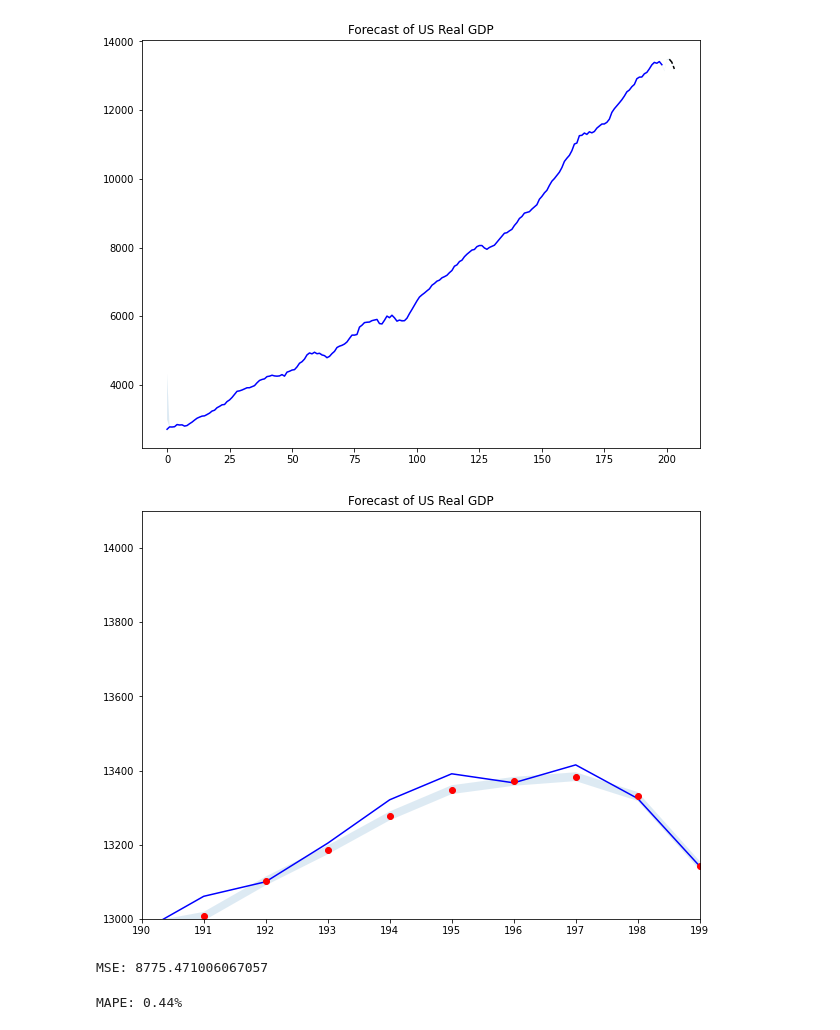
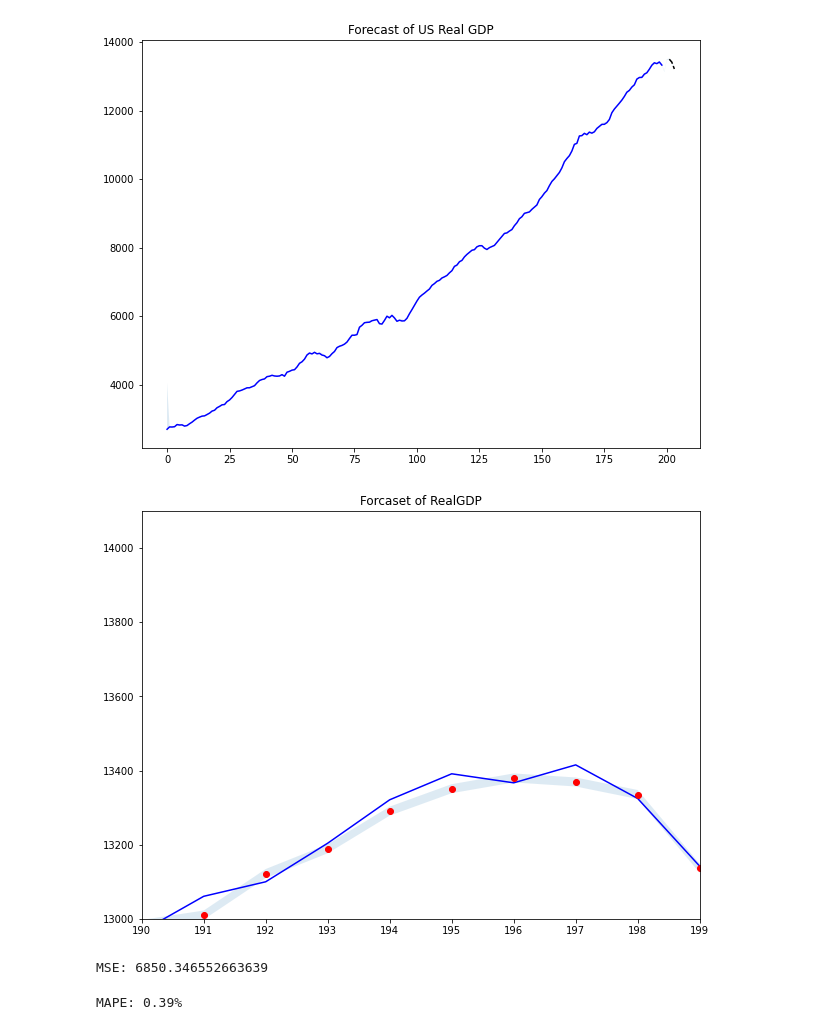
Before and after one commit to marcopeix/AppliedTimeSeriesAnalysisWithPython, a Jupyter notebook: HOTSAP_SARIMAX.ipynb, the cells around one changed output. Drawn from its saved outputs; the diff is of its cells as text; code cells hidden in the pictures.

```diff
--- a/HOTSAP_SARIMAX.ipynb
+++ b/HOTSAP_SARIMAX.ipynb
@@ -128,4 +97,0 @@ p-value: 0.9982455372335032
-# %%
-macro_data.data['realgdp_tr'] = macro_data.data['realgdp'].diff()
-
-macro_data.data.head(10)
@@ -204,10 +140,10 @@ s = 4
 parameters = product(p, q, P, Q)
 parameters_list = list(parameters)
 # %%
-endog = macro_data.data['realgdp'][:200]
-exog = macro_data.data[['realcons', 'realinv', 'realgovt', 'realdpi', 'cpi', 'm1', 'tbilrate', 'unemp', 'pop', 'infl', 'realint']][:200]
+endog = macro_data['realgdp'][:200]
+exog = macro_data[['realcons', 'realinv', 'realgovt', 'realdpi', 'cpi', 'm1', 'tbilrate', 'unemp', 'pop', 'infl', 'realint']][:200]
 
-result_df = optimize_SARIMAX(endog, exog, parameters_list, 1, 1, 4)
+result_df = optimize_SARIMAX(endog, exog, parameters_list, 1, 0, 4)
 result_df
 # %% [output]
 [interactive output not drawn]
@@ -226,6 +162,11 @@ result_df
 256 rows × 2 columns
 # %%
-best_model = SARIMAX(endog, exog, order=(1,1,2), seasonal_order=(2,0,3,4), simple_differencing=False)
-res = best_model.fit(disp=False)
+best_model = SARIMAX(endog,
+                     exog,
+                     order=(2,1,2),
+                     seasonal_order=(1,0,0,4),
+                    simple_differencing=False)
+res = best_model.fit(dis=False)
+
 print(res.summary())
 # %% [output]
@@ -253,11 +194,12 @@ res.plot_diagnostics();
 # %%
 n_forecast = 3
-predict = res.get_prediction(end=best_model.nobs + n_forecast, exog=exog.iloc[-4:])
+predict = res.get_prediction(end=best_model.nobs + n_forecast,
+                            exog = exog.iloc[-4:])
 idx = np.arange(len(predict.predicted_mean))
 predict_ci = predict.conf_int(alpha=0.5)
 
 fig, ax = plt.subplots()
-ax.plot(macro_data.data['realgdp'][:199], color='blue')
+ax.plot(macro_data['realgdp'][:199], color='blue')
 ax.plot(idx[-n_forecast:], predict.predicted_mean[-n_forecast:], 'k--')
 ax.fill_between(idx, predict_ci.iloc[:,0], predict_ci.iloc[:,1], alpha=0.15)
 
@@ -267,25 +209,26 @@ plt.show()
 [figure]
 # %%
 fig, ax = plt.subplots()
-ax.plot(macro_data.data['realgdp'], color='blue')
+ax.plot(macro_data['realgdp'], color='blue')
 ax.plot(idx[-n_forecast:], predict.predicted_mean[-n_forecast:], 'k--')
 ax.plot(predict.predicted_mean, 'ro')
 ax.fill_between(idx, predict_ci.iloc[:,0], predict_ci.iloc[:,1], alpha=0.15)
-ax.set_xlim(190, 199)
+ax.set_xlim(190,199)
 ax.set_ylim(13000, 14100)
 
-ax.set_title('Forecast of US Real GDP')
+ax.set_title('Forcaset of RealGDP')
 plt.show()
 # %% [output]
-[figure, old version]
+[figure, new version]
 # %%
-mse = mean_squared_error(macro_data.data['realgdp'], predict.predicted_mean[:203])
+mse = mean_squared_error(macro_data['realgdp'], predict.predicted_mean[:203])
+
 print(f'MSE: {mse}')
 # %% [output]
-MSE: 8775.471006067057
+MSE: 6850.346552663639
 # %%
-mape = np.mean(np.abs(macro_data.data['realgdp'] - predict.predicted_mean[:203]) / np.abs(macro_data.data['realgdp']))
+mape = np.mean(np.abs(macro_data['realgdp'] - predict.predicted_mean[:203]) / np.abs(macro_data['realgdp']))
 
 print(f'MAPE: {round(mape * 100, 2)}%')
 # %% [output]
-MAPE: 0.44%
+MAPE: 0.39%
```
Also changed, not shown: parts of 21 cells of this notebook.
